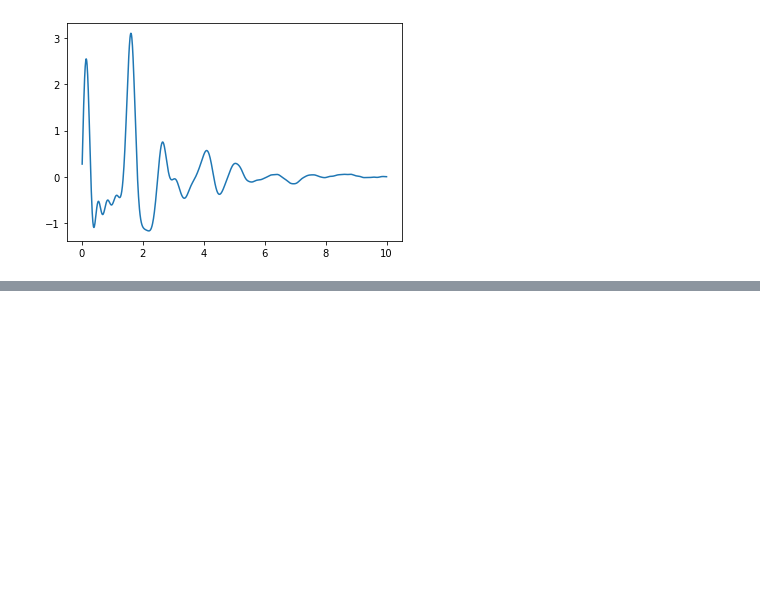
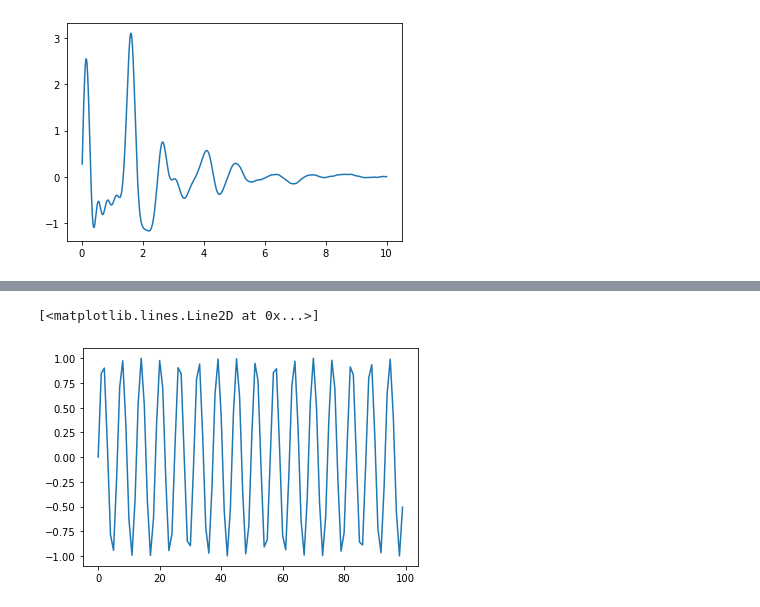
Before and after one commit to GWlab-SKKU/ePDFpy, a Jupyter notebook: rdf-analyse.ipynb, the cells around one changed output, grey strips where cells are left out. Drawn from its saved outputs; the diff is of its cells as text; code cells hidden in the pictures; blank space fills up the shorter version.

```diff
--- a/rdf-analyse.ipynb
+++ b/rdf-analyse.ipynb
@@ -107,0 +131,5 @@ plt.plot(r,Gr)
+# %%
+np.sin(np.linspace(0,100,100))
+# %% [output]
+[<matplotlib.lines.Line2D at 0x...>]
+[figure, added]
```
Also changed, not shown: parts of 13 cells of this notebook, 5 other files.
